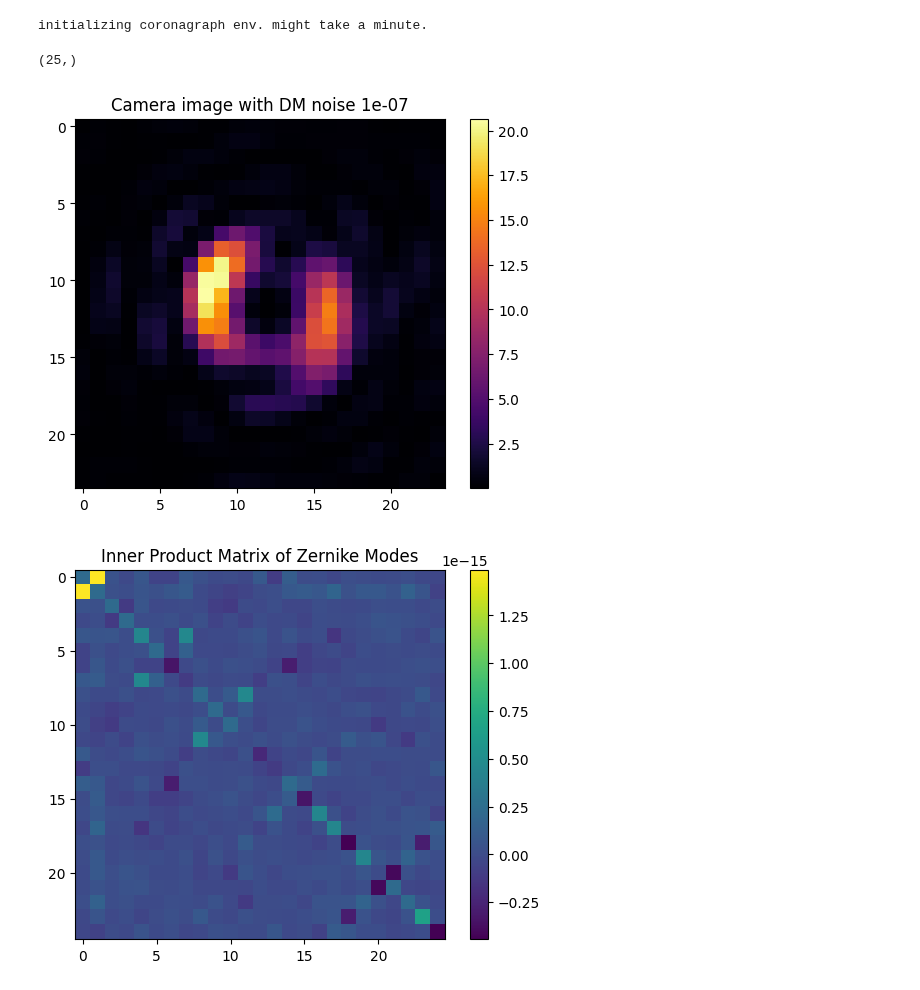
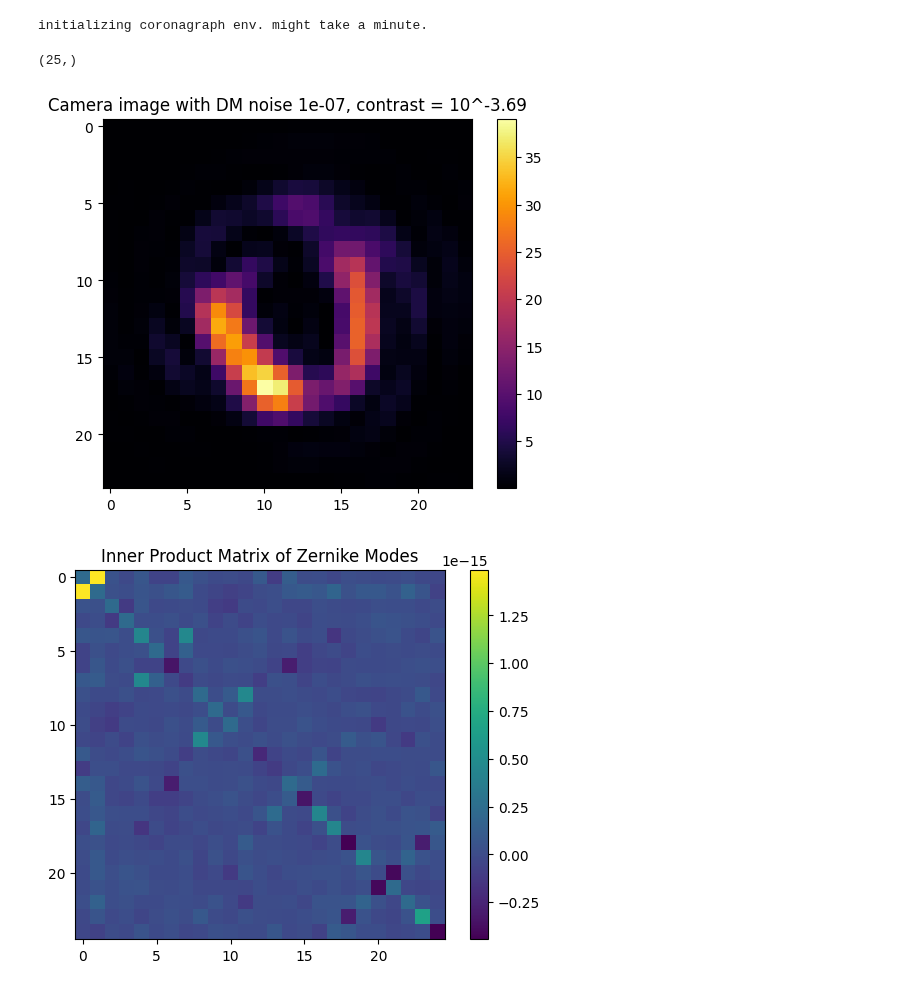
Before and after one commit to AlexeiKorolev/NASA-RL-Wavefront-Control, a Jupyter notebook: RL/testing.ipynb, the cells around one changed output. Drawn from its saved outputs; the diff is of its cells as text; code cells hidden in the pictures.

```diff
--- a/RL/testing.ipynb
+++ b/RL/testing.ipynb
@@ -7,3 +7,8 @@ import numpy as np
 
 %load_ext autoreload
 %autoreload 2
+# %%
+import pickle
+
+with open("data/dataset100S25M_orth_ood.pkl", "rb") as f:
+    data = pickle.load(f)
@@ -10,7 +23,7 @@ import numpy as np
 # %%
 env = CoronagraphEnvironment(
     num_modes=25,
-    num_noise_modes=300,
+    num_noise_modes=50,
     pixels=128,
     oversizing_factor=1.0,
     num_airy=6,
@@ -26,17 +39,20 @@ env = CoronagraphEnvironment(
 initializing coronagraph env. might take a minute.
 # %%
 noiselevel = 1e-7
-env.generate_uncorrected_dm(dm_mag=noiselevel, noise_mag=noiselevel / 10)
+env.generate_uncorrected_dm(dm_mag=noiselevel, noise_mag=2e-8)
+# env.deformable_mirror.flatten()
+
+contrast = np.log10(env.get_contrast(delta_t = 1e15))
 print(env.deformable_mirror.actuators.shape)
 
 img = env.get_camera_image(delta_t=1e-3, noise_enabled=False)
 plt.imshow(img, cmap='inferno')
 plt.colorbar()
-plt.title(f"Camera image with DM noise {noiselevel}")
+plt.title(f"Camera image with DM noise {noiselevel}, contrast = 10^{contrast:.02f}")
 plt.show()
 # %% [output]
 (25,)
-[figure, old version]
+[figure, new version]
 # %%
 data = np.load('zernike_25_modes_64x64.npz')
 
```
Also changed, not shown: parts of 1 cell of this notebook, 3 other files.
